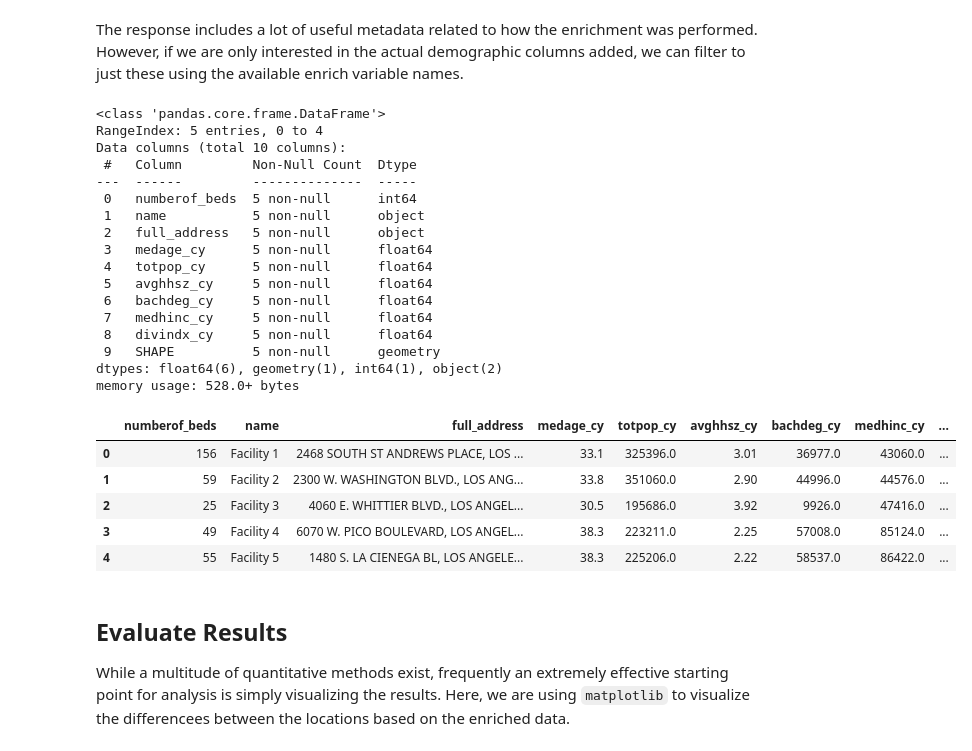
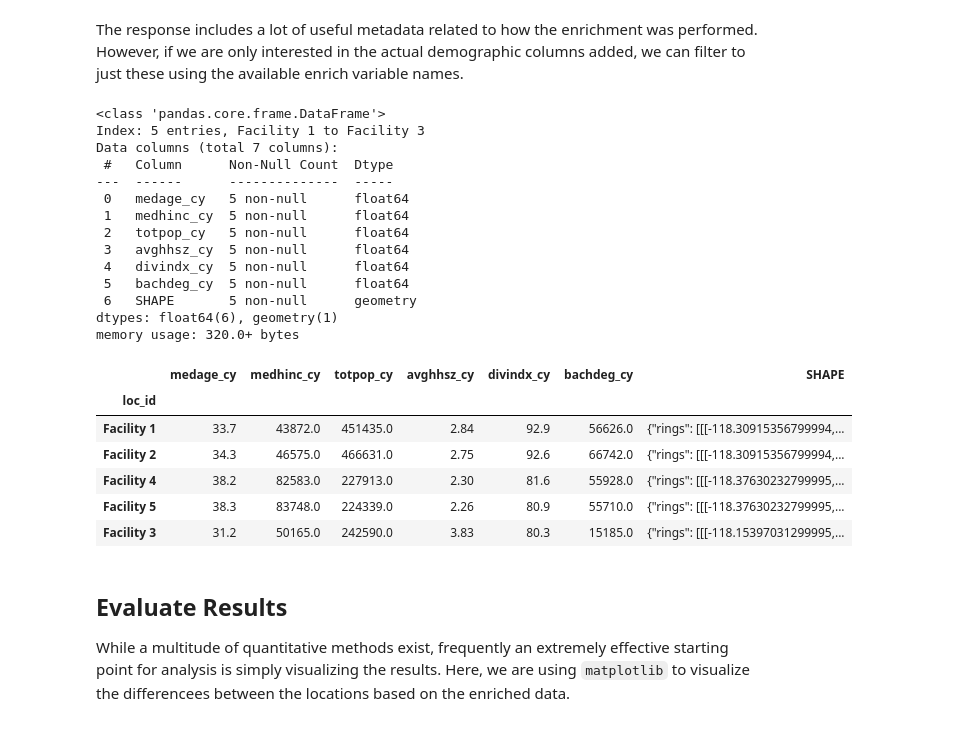
Before and after one commit to knu2xs/business-analyst-python-api-examples, a Jupyter notebook: notebooks/ge-guide/part1_introduction_to_geoenrichment.ipynb, the cells around one changed output. Saved outputs shown, nothing was run; the diff lists cells and outputs as text; code cells hidden in the pictures.

```diff
--- a/notebooks/ge-guide/part1_introduction_to_geoenrichment.ipynb
+++ b/notebooks/ge-guide/part1_introduction_to_geoenrichment.ipynb
@@ -66,0 +62,6 @@ country_df
+# %%
+from arcgis.geoenrichment import Country
+
+country = Country('usa', gis=gis_pro)
+
+country
@@ -97,6 +73,0 @@ Now, an `arcgis.geoenrichment.Country` object instance can be created to use for
-# %%
-from arcgis.geoenrichment import Country
-
-country = Country('usa')
-
-country
@@ -242,0 +154,8 @@ The values from the `name` column can be used direclty as input to the enrich me
+# %%
+from arcgis.features import GeoAccessor  # adds "spatial" namespace to Pandas DataFrame object
+import pandas as pd
+
+candidate_df = pd.read_pickle('../data/health_drivetime_8min.pkl')
+candidate_df.spatial.set_geometry('SHAPE')
+
+candidate_df
@@ -243,5 +173,5 @@ The values from the `name` column can be used direclty as input to the enrich me
 # %%
-enrich_df = country.enrich(geocode_df, enrich_variables=analysis_variables, proximity_type='driving_time', proximity_value=8, proximity_metric='minutes')
+enrich_df = country.enrich(candidate_df, enrich_variables=analysis_variables)
 
 enrich_df.info()
 enrich_df
@@ -274,42 +206,40 @@ The response includes a lot of useful metadata related to how the enrichment was
 # %%
 # get just the enrich columns
 enrich_cols = [c for c in enrich_df if c in ev.name.str.lower().values]
 
 # combine the enrich columns with a few others we want to keep
-keep_cols = ['numberof_beds', 'name', 'full_address'] + enrich_cols + ['SHAPE']
+keep_cols = ['loc_id'] + enrich_cols + ['SHAPE']
 
 # filter the enrich data frame to just these columns
-enrich_df = enrich_df.loc[:,keep_cols]
+enrich_df = enrich_df.loc[:,keep_cols].set_index('loc_id')
 
 # re-enable spatial awareness
 enrich_df.spatial.set_geometry('SHAPE')
 
 enrich_df.info()
 enrich_df
 # %% [output]
 <class 'pandas.core.frame.DataFrame'>
-RangeIndex: 5 entries, 0 to 4
-Data columns (total 10 columns):
- #   Column         Non-Null Count  Dtype
----  ------         --------------  -----
- 0   numberof_beds  5 non-null      int64
- 1   name           5 non-null      object
- 2   full_address   5 non-null      object
- 3   medage_cy      5 non-null      float64
- 4   totpop_cy      5 non-null      float64
- 5   avghhsz_cy     5 non-null      float64
- 6   bachdeg_cy     5 non-null      float64
- 7   medhinc_cy     5 non-null      float64
- 8   divindx_cy     5 non-null      float64
- 9   SHAPE          5 non-null      geometry
-dtypes: float64(6), geometry(1), int64(1), object(2)
-memory usage: 528.0+ bytes
+Index: 5 entries, Facility 1 to Facility 3
+Data columns (total 7 columns):
+ #   Column      Non-Null Count  Dtype
+---  ------      --------------  -----
+ 0   medage_cy   5 non-null      float64
+ 1   medhinc_cy  5 non-null      float64
+ 2   totpop_cy   5 non-null      float64
+ 3   avghhsz_cy  5 non-null      float64
+ 4   divindx_cy  5 non-null      float64
+ 5   bachdeg_cy  5 non-null      float64
+ 6   SHAPE       5 non-null      geometry
+dtypes: float64(6), geometry(1)
+memory usage: 320.0+ bytes
-|  | numberof_beds | name | full_address | medage_cy | totpop_cy | avghhsz_cy | bachdeg_cy | medhinc_cy | ... |
-| 0 | 156 | Facility 1 | 2468 SOUTH ST ANDREWS PLACE, LOS ... | 33.1 | 325396.0 | 3.01 | 36977.0 | 43060.0 | ... |
-| 1 | 59 | Facility 2 | 2300 W. WASHINGTON BLVD., LOS ANG... | 33.8 | 351060.0 | 2.90 | 44996.0 | 44576.0 | ... |
-| 2 | 25 | Facility 3 | 4060 E. WHITTIER BLVD., LOS ANGEL... | 30.5 | 195686.0 | 3.92 | 9926.0 | 47416.0 | ... |
-| 3 | 49 | Facility 4 | 6070 W. PICO BOULEVARD, LOS ANGEL... | 38.3 | 223211.0 | 2.25 | 57008.0 | 85124.0 | ... |
-| 4 | 55 | Facility 5 | 1480 S. LA CIENEGA BL, LOS ANGELE... | 38.3 | 225206.0 | 2.22 | 58537.0 | 86422.0 | ... |
+|  | medage_cy | medhinc_cy | totpop_cy | avghhsz_cy | divindx_cy | bachdeg_cy | SHAPE |
+| loc_id |  |  |  |  |  |  |  |
+| Facility 1 | 33.7 | 43872.0 | 451435.0 | 2.84 | 92.9 | 56626.0 | {"rings": [[[-118.30915356799994,... |
+| Facility 2 | 34.3 | 46575.0 | 466631.0 | 2.75 | 92.6 | 66742.0 | {"rings": [[[-118.30915356799994,... |
+| Facility 4 | 38.2 | 82583.0 | 227913.0 | 2.30 | 81.6 | 55928.0 | {"rings": [[[-118.37630232799995,... |
+| Facility 5 | 38.3 | 83748.0 | 224339.0 | 2.26 | 80.9 | 55710.0 | {"rings": [[[-118.37630232799995,... |
+| Facility 3 | 31.2 | 50165.0 | 242590.0 | 3.83 | 80.3 | 15185.0 | {"rings": [[[-118.15397031299995,... |
 # %% [markdown]
 ## Evaluate Results
 
```
Also changed, not shown: parts of 25 cells of this notebook, 3 other files.
